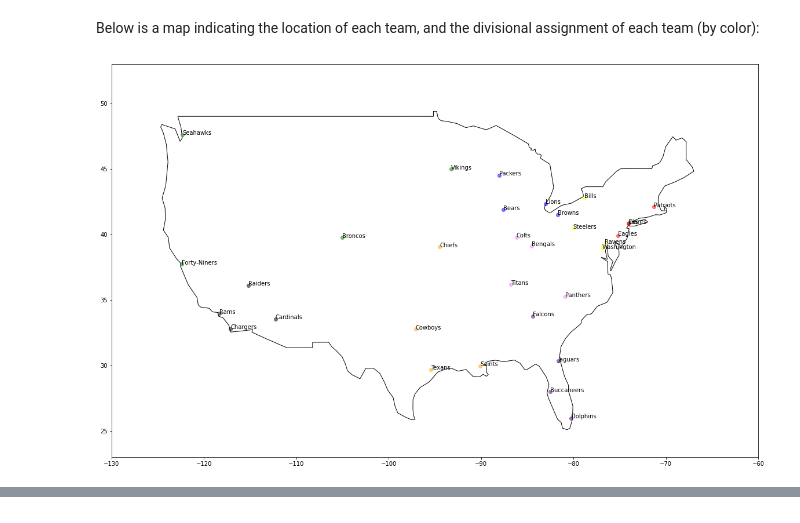
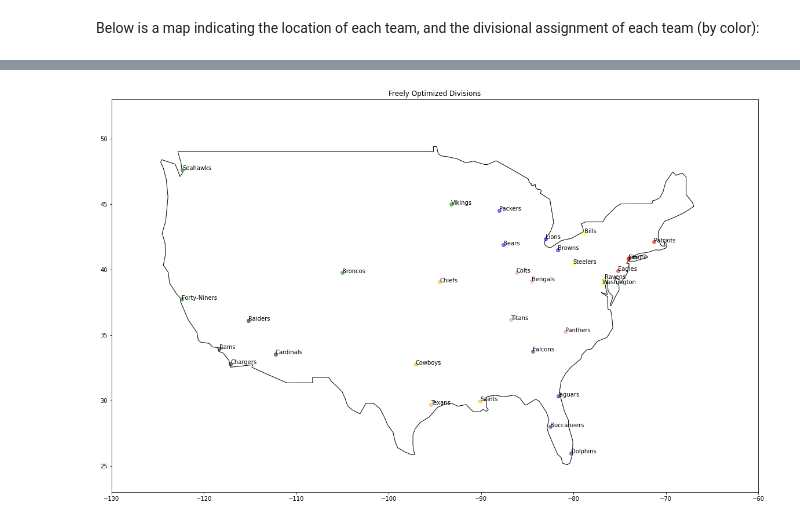
Before and after one commit to steven-wood/NFL-Reorganization, a Jupyter notebook: NFL-Reorganization.ipynb, the cells around one changed output, grey strips where cells are left out. Drawn from its saved outputs; the diff is of its cells as text; code cells hidden in the pictures.

```diff
--- a/NFL-Reorganization.ipynb
+++ b/NFL-Reorganization.ipynb
@@ -120,18 +99,19 @@ display(y)
 # %%
+%gams_pull -d y
 import geopandas
 import matplotlib.pyplot as plt
 import csv
 %matplotlib inline
 
-colors = ['', 'red', 'orange', 'yellow', 'green', 'blue', 'indigo', 'violet', 'black']
-
-def findCityColor(team):
-    for row in y.iterrows():
+def findCityColor(z, team):
+    for row in z.iterrows():
         if row[1][0] == team:
             return colors[int(row[1][1])]
     return 0
 
-# load the world map and extract the map of United States of America
+colors = ['', 'red', 'orange', 'yellow', 'green', 'blue', 'indigo', 'violet', 'black']
+
+
 world = geopandas.read_file(geopandas.datasets.get_path('naturalearth_lowres'))
 us = world[(world.pop_est>0) & (world.name=="United States of America")]
 city = dict()
@@ -145,20 +125,18 @@ with open('Coordinates.csv') as csv_file:
                 city[row[0]] = [ float(row[3]), float(row[2])]
                 line_count += 1
 
-
-
-
-
-def plot_division_layout():
-    us.plot(figsize=(20,20),color='white', edgecolor='black')
+def plot_division_layout(z, shouldDisplayText, size, title):
+    us.plot(figsize=(size, size),color='white', edgecolor='black')
     for k, v in city.items():
-        plt.scatter(*v, c=findCityColor(k),alpha=0.5)
-        plt.text(*v, k)
+        plt.scatter(*v, c=findCityColor(z, k),alpha=0.5)
+        if shouldDisplayText:
+            plt.text(*v, k)
     plt.xlim(-130,-60)
     plt.ylim(23,53)
+    plt.title(title)
+    return plt
 # %% [markdown]
 Below is a map indicating the location of each team, and the divisional assignment of each team (by color):
-# %%
-plot_division_layout()
-# %% [output]
-[figure, removed]
+# %%
+plot_division_layout(y, True, 20, "Freely Optimized Divisions")
+# %% [output]
@@ -164,0 +144 @@ plot_division_layout()
+[figure, added]
```
Also changed, not shown: parts of 13 cells of this notebook.
